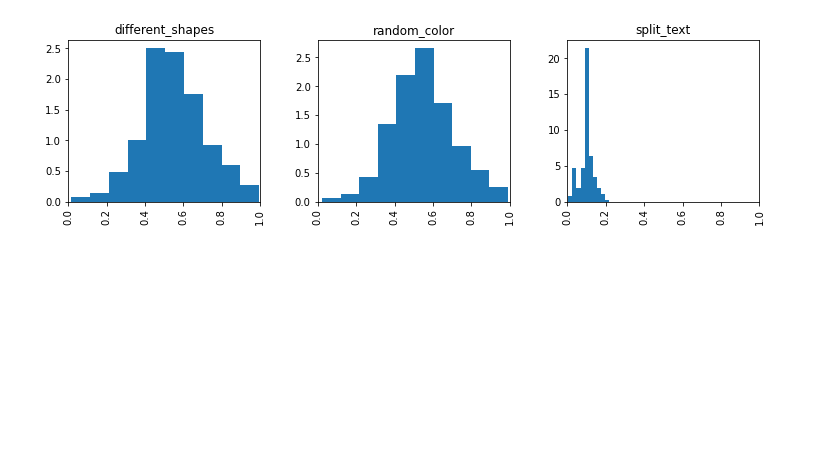
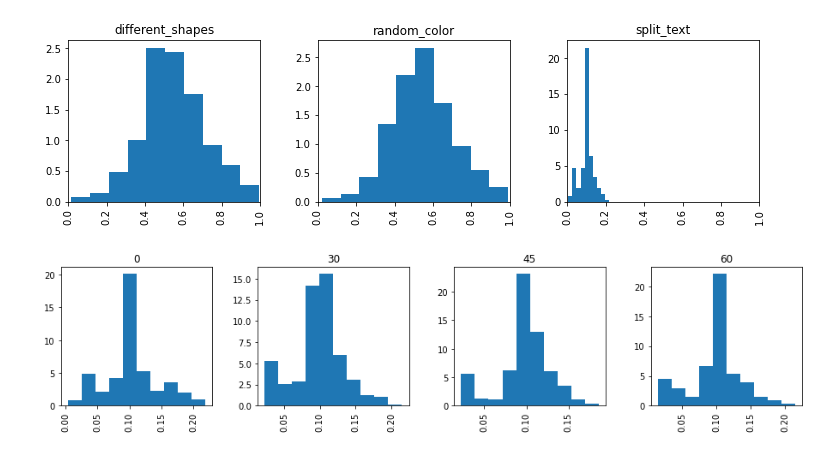
Before and after one commit to guydav/simple-relational-reasoning, a Jupyter notebook: notebooks/EmbeddingDataAnalysis.ipynb, the cells around one changed output. Saved outputs shown, nothing was run; the diff lists cells and outputs as text; code cells hidden in the pictures; blank space fills up the shorter version.

```diff
--- a/notebooks/EmbeddingDataAnalysis.ipynb
+++ b/notebooks/EmbeddingDataAnalysis.ipynb
@@ -103,3 +103,8 @@ axes = combined_df.acc_mean.hist(by=combined_df.condition, density=True, figsize
 # %% [output]
 [(0.0, 1.0), (0.0, 1.0), (0.0, 1.0)]
 [figure]
+# %%
+split_text_df = combined_df[combined_df.condition.eq('split_text')]
+axes = split_text_df.acc_mean.hist(by=split_text_df.rotate_angle, density=True, figsize=(15, 3), layout=(1, 4))
+# %% [output]
+[figure, added]
```
Also changed, not shown: 3 other files.
